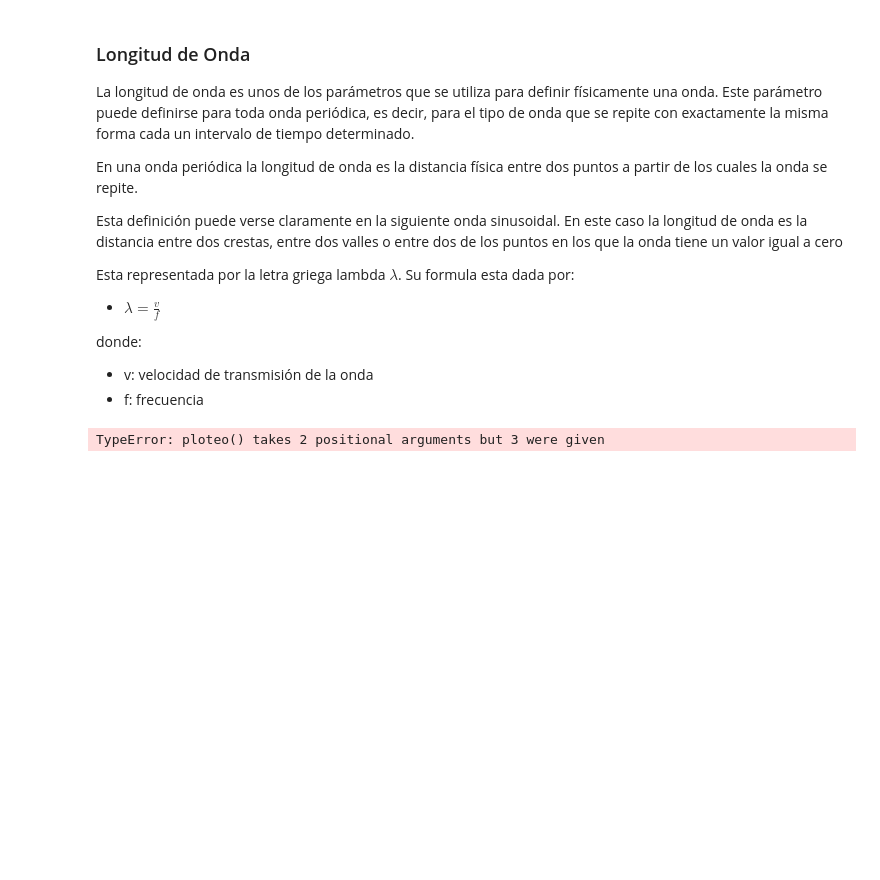
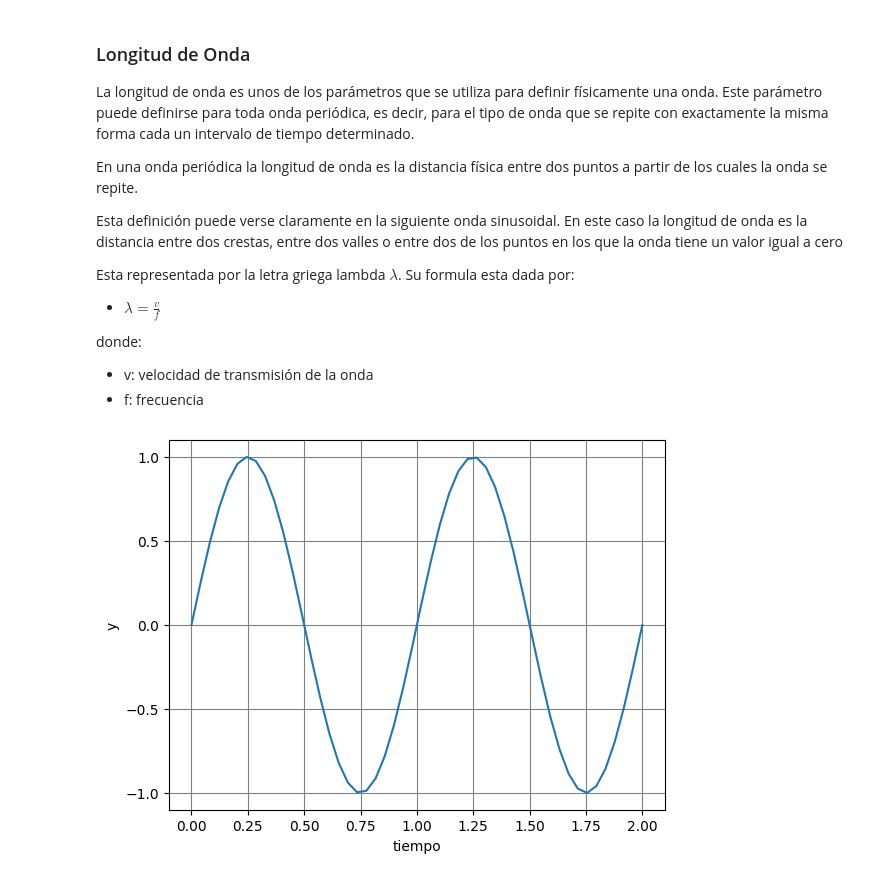
Before and after one commit to JorgeIsur/Laboratorio7Lerma, a Jupyter notebook: laboratorio7.ipynb, the cells around one changed output. Saved outputs shown, nothing was run; the diff lists cells and outputs as text; code cells hidden in the pictures; blank space fills up the shorter version.

Commit message:
Actualizacion: longitud de onda

```diff
--- a/laboratorio7.ipynb
+++ b/laboratorio7.ipynb
@@ -137,21 +136,12 @@ Esta representada por la letra griega lambda $\lambda$. Su formula esta dada por
 donde:
  - v: velocidad de transmisión de la onda
  - f: frecuencia
-# %%
-
-sr = 100.0
-# sampling interval
-ts = 1.0/sr
-t = np.arange(0,1,ts)
-
-# frequency of the signal
-freq = 5
-y = np.sin(2*np.pi*freq*t)
-
-ploteo(t, y)
-freq = 10
-y = np.sin(2*np.pi*freq*t)
-
-ploteo(t, y, 'b')
-# %% [output]
-TypeError: ploteo() takes 2 positional arguments but 3 were given
+# %%
+
+longitud=1.0      #longitud de onda
+
+x=np.linspace(0.0,2,50)
+y = np.sin(2*np.pi*((x/longitud)))
+ploteo(x,y)
+# %% [output]
+[figure, added]
```
Also changed, not shown: parts of 2 cells of this notebook.
